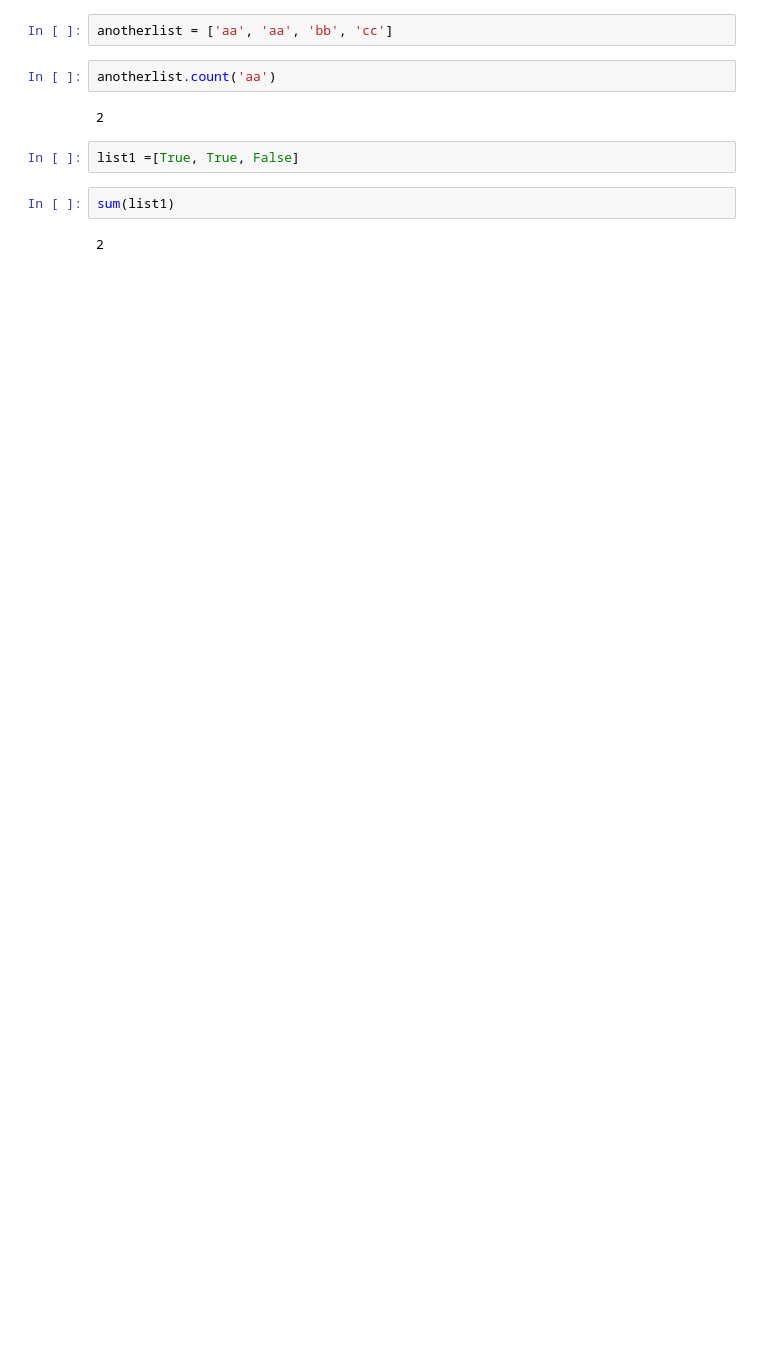
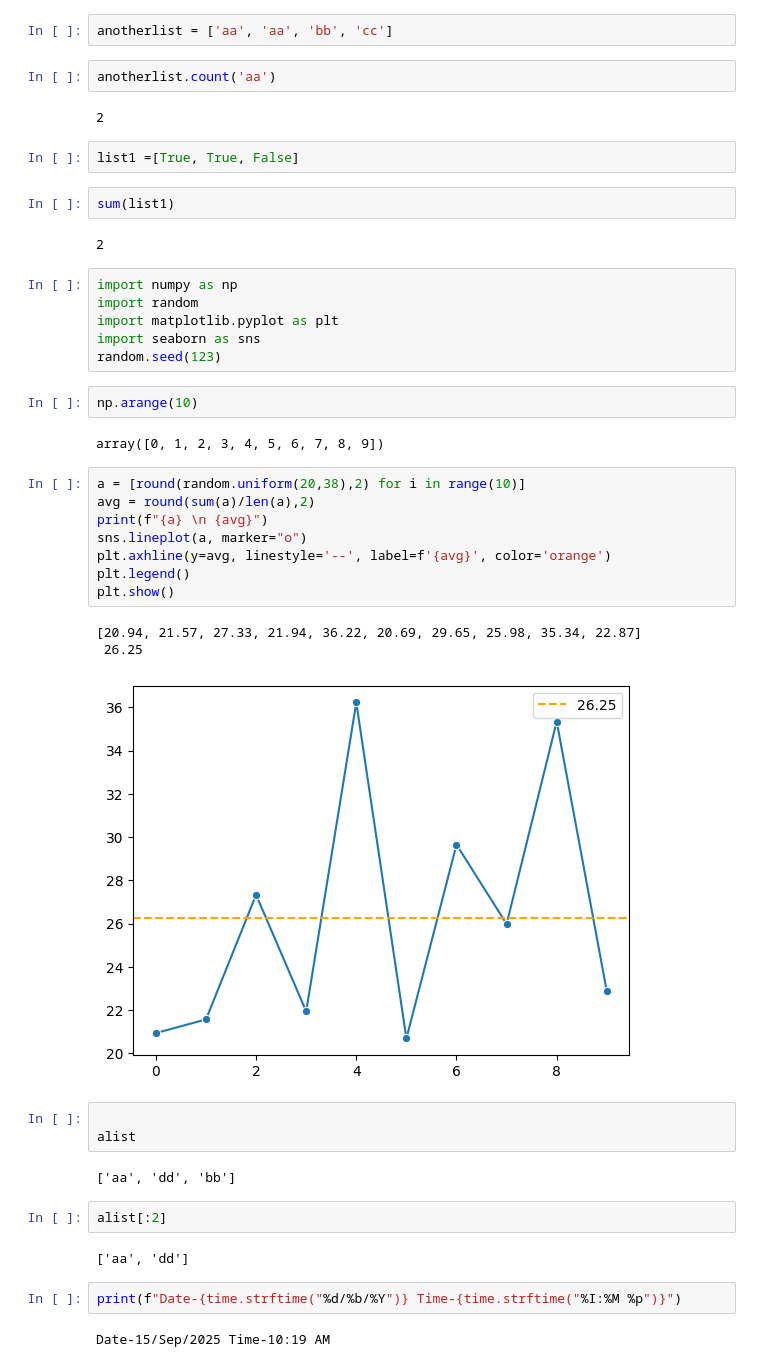
Before and after one commit to abhijeet-bhambere/python-builder-projects, a Jupyter notebook: App1-ToDo App Starting/test_nb.ipynb, the cells around one changed output. Drawn from its saved outputs; the diff is of its cells as text; blank space fills up the shorter version.

```diff
--- a/App1-ToDo App Starting/test_nb.ipynb
+++ b/App1-ToDo App Starting/test_nb.ipynb
@@ -145,3 +146,38 @@ list1 =[True, True, False]
 sum(list1)
 # %% [output]
 2
+# %%
+import numpy as np
+import random
+import matplotlib.pyplot as plt
+import seaborn as sns
+random.seed(123)
+# %%
+np.arange(10)
+# %% [output]
+array([0, 1, 2, 3, 4, 5, 6, 7, 8, 9])
+# %%
+a = [round(random.uniform(20,38),2) for i in range(10)]
+avg = round(sum(a)/len(a),2)
+print(f"{a} \n {avg}")
+sns.lineplot(a, marker="o")
+plt.axhline(y=avg, linestyle='--', label=f'{avg}', color='orange')
+plt.legend()
+plt.show()
+# %% [output]
+[20.94, 21.57, 27.33, 21.94, 36.22, 20.69, 29.65, 25.98, 35.34, 22.87]
+ 26.25
+[figure, added]
+# %%
+
+alist
+# %% [output]
+['aa', 'dd', 'bb']
+# %%
+alist[:2]
+# %% [output]
+['aa', 'dd']
+# %%
+print(f"Date-{time.strftime("%d/%b/%Y")} Time-{time.strftime("%I:%M %p")}")
+# %% [output]
+Date-15/Sep/2025 Time-10:19 AM
```
Also changed, not shown: parts of 7 cells of this notebook, 1 other file.
